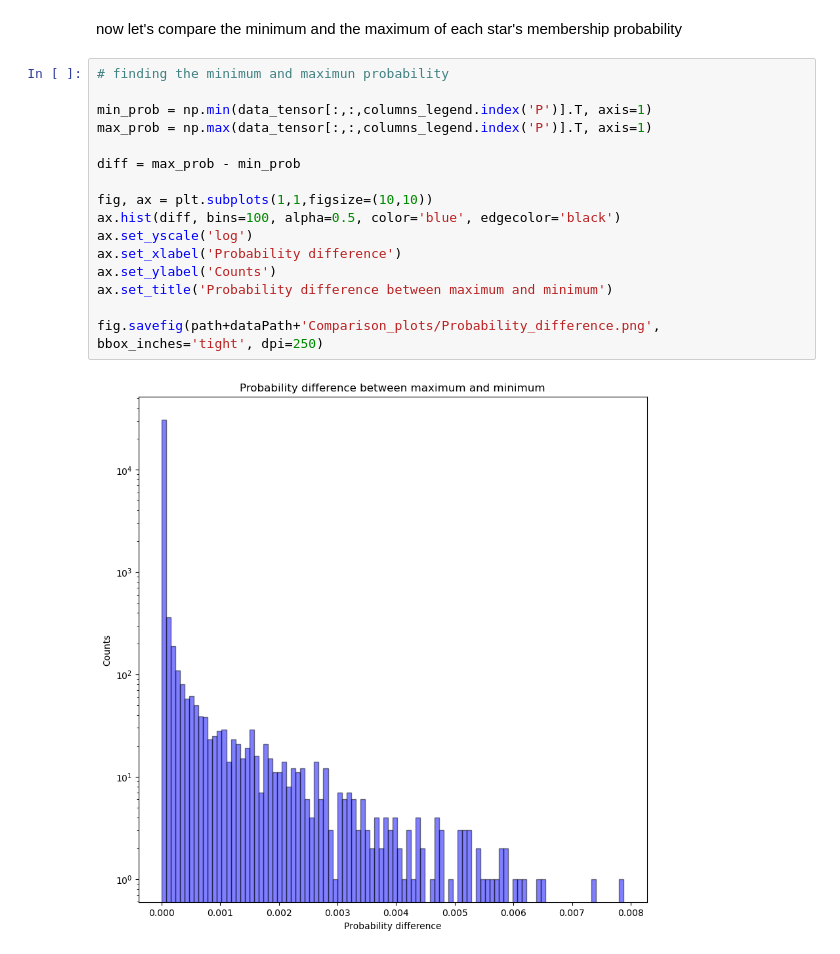
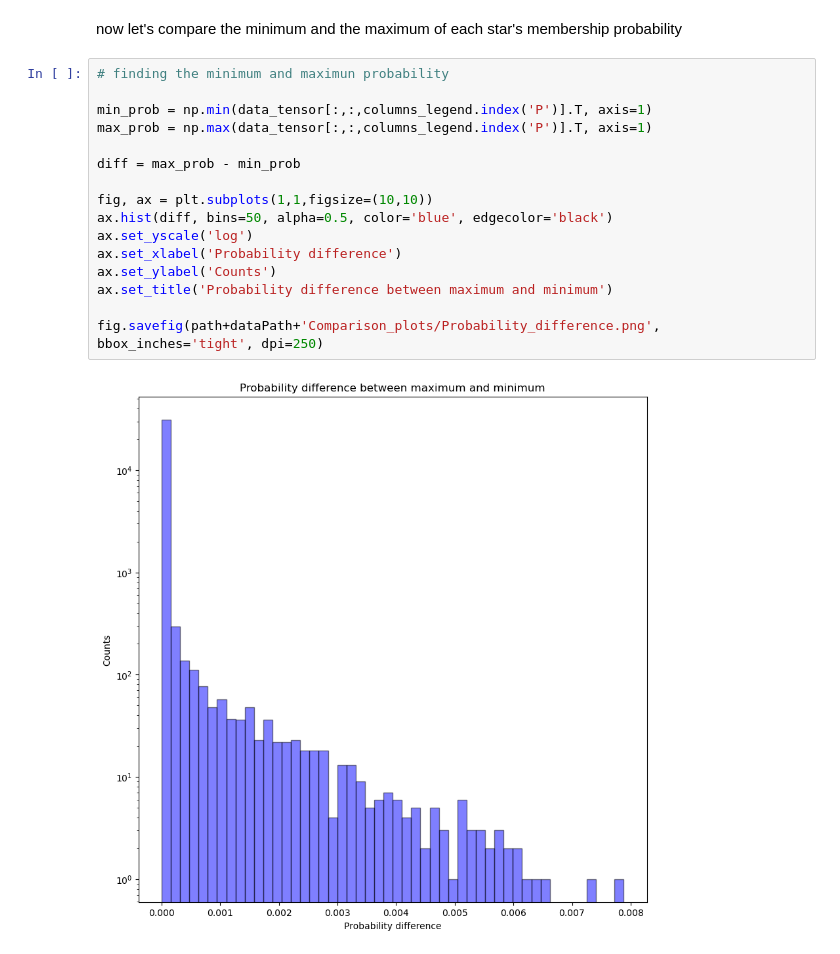
Before and after one commit to marcoboscato/Internship_Tenerife, a Jupyter notebook: Python Scripts/comparison_10.ipynb, the cells around one changed output. Saved outputs shown, nothing was run; the diff lists cells and outputs as text.

```diff
--- a/Python Scripts/comparison_10.ipynb
+++ b/Python Scripts/comparison_10.ipynb
@@ -54,18 +54,18 @@ now let's compare the minimum and the maximum of each star's membership probabil
 # %%
 # finding the minimum and maximun probability
 
 min_prob = np.min(data_tensor[:,:,columns_legend.index('P')].T, axis=1)
 max_prob = np.max(data_tensor[:,:,columns_legend.index('P')].T, axis=1)
 
 diff = max_prob - min_prob
 
 fig, ax = plt.subplots(1,1,figsize=(10,10))
-ax.hist(diff, bins=100, alpha=0.5, color='blue', edgecolor='black')
+ax.hist(diff, bins=50, alpha=0.5, color='blue', edgecolor='black')
 ax.set_yscale('log')
 ax.set_xlabel('Probability difference')
 ax.set_ylabel('Counts')
 ax.set_title('Probability difference between maximum and minimum')
 
 fig.savefig(path+dataPath+'Comparison_plots/Probability_difference.png', bbox_inches='tight', dpi=250)
 # %% [output]
-[figure, old version]
+[figure, new version]
```
Also changed, not shown: 1 other file.
